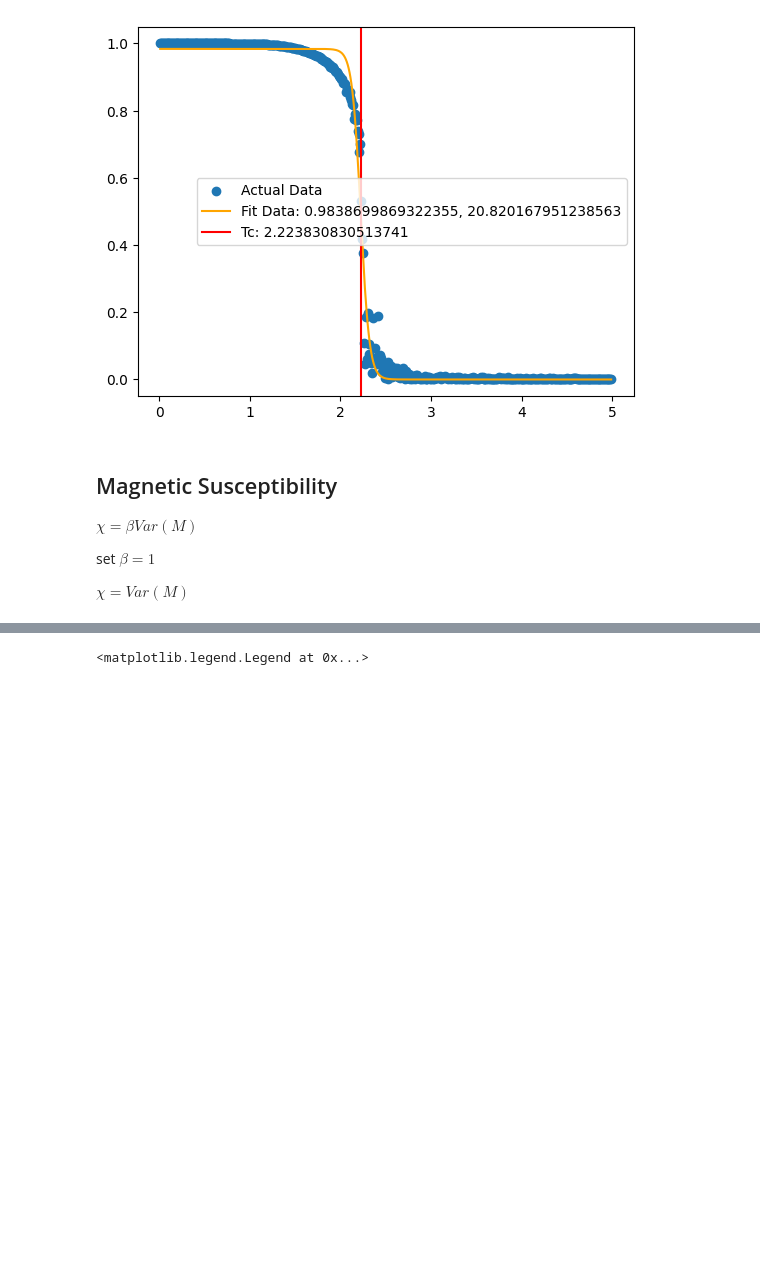
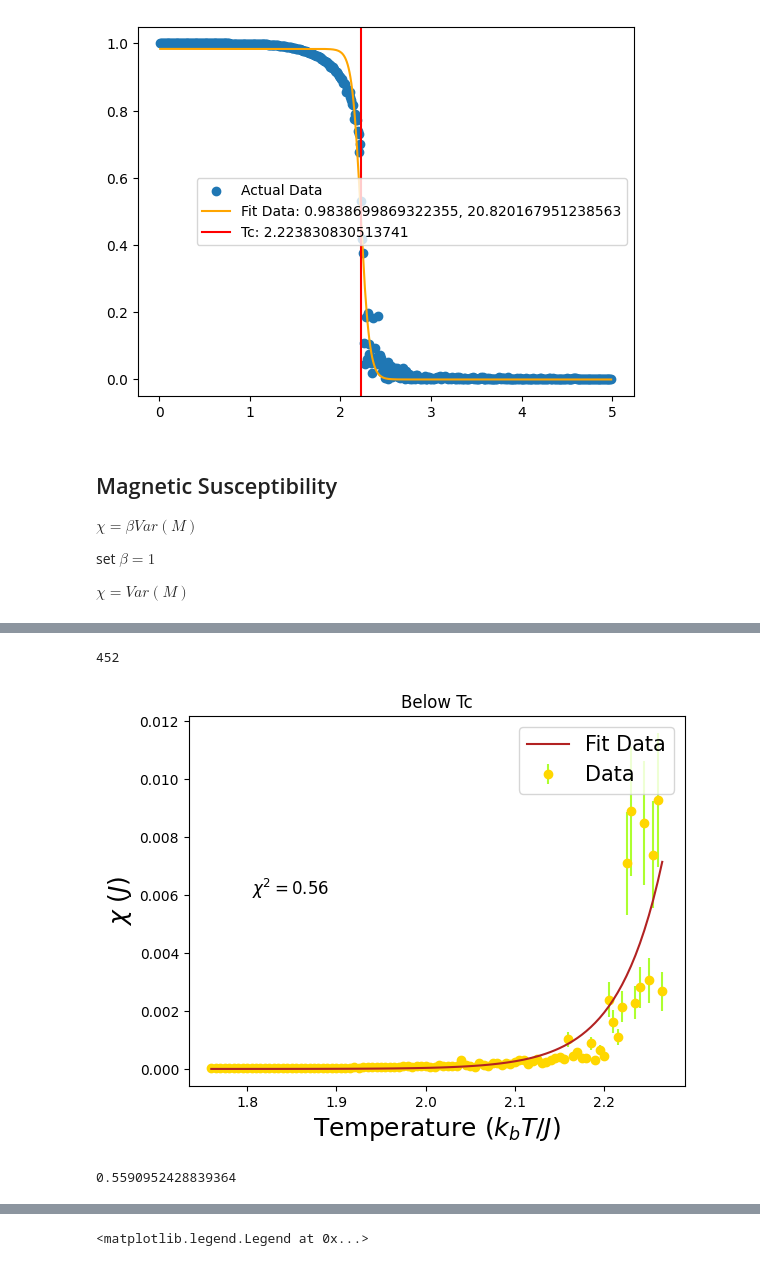
Before and after one commit to pdparakh108/ising, a Jupyter notebook: Tc_calc.ipynb, the cells around one changed output, grey strips where cells are left out. Drawn from its saved outputs; the diff is of its cells as text; code cells hidden in the pictures; blank space fills up the shorter version.

```diff
--- a/Tc_calc.ipynb
+++ b/Tc_calc.ipynb
@@ -246,0 +289,47 @@ Text(0.5, 1.0, 'Magnetic Susceptibility Plots')
+# %%
+index
+# %% [output]
+452
+# %%
+true_tc = 2.269
+
+difference_array = np.absolute(em["Temp"]-true_tc)
+
+# find the index of minimum element from the array
+index = difference_array.argmin()
+
+# Left Fit
+
+min_ind = 350
+
+popt_l, pcov_l = curve_fit(exponential_growth, em["Temp"][min_ind:index], get_ms(em)[min_ind:index], p0=(0.05, 0.00000001),absolute_sigma=True, maxfev = 4000)
+plt.plot(em["Temp"][min_ind:index], exponential_growth(em["Temp"][min_ind:index], *popt_l), label= "Fit Data",color = "firebrick", zorder = 2)
+plt.errorbar(em["Temp"][min_ind:index], get_ms(em)[min_ind:index], yerr = error(get_ms(em)[min_ind:index]),fmt="o",ecolor = "greenyellow", color = "gold", label= "Data",zorder=-1)
+#plt.plot(em["Temp"][0:index], get_cv(em)[0:index], label= "Actual Data")
+#plt.plot(em["Temp"][0:index], exponential_growth(em["Temp"][0:index], *popt_l), label= "Fit Data: {}, {}".format(*popt_l))
+#plt.legend()
+
+
+#plt.plot(em["Temp"][index:], exponential_decay(em["Temp"][index:], *popt_r), label= "Fit Data", color = "firebrick", zorder = 2)
+#plt.errorbar(em["Temp"][index:], get_cv(em)[index:], yerr = error(get_cv(em)[index:]),fmt="o",ecolor = "greenyellow", color = "gold", label= "Data",zorder=-1)
+#plt.scatter(em["Temp"][index:], get_cv(em)[index:], label= "Actual Data", color = )
+plt.text(1.8, 0.006, r' $\chi^2=0.56$', fontsize=12)
+
+plt.legend(prop={'size': 15})
+plt.xlabel("Temperature ($k_bT/J$)", fontsize=18)
+plt.ylabel("$\chi$ ($J$)", fontsize=18)
+plt.title("Below Tc")
+plt.show()
+# %% [output]
+[figure, added]
+# %%
+chi2 = 0
+for i in range(len(em["Temp"][0:index])):
+    #print(list(exponential_decay(em["Temp"][index:], *popt_r)))
+    #print(list(em["Temp"][index:])[i])
+    #print(em["Temp"][index:][i]*np.sqrt(pcov_r[0][0]) + np.sqrt(pcov_r[1][1]))
+    chi2 += (list(exponential_decay(em["Temp"][0:index], *popt_l))[i] - list(em["Temp"][0:index])[i])**2/((np.sqrt(list(em["Temp"][:index])[i]*np.sqrt(pcov_l[0][0])) + np.sqrt(pcov_l[1][1])))
+
+chi2/len(em["Temp"][:index])
+# %% [output]
+0.5590952428839364
```
Also changed, not shown: parts of 46 cells of this notebook, 1 other file.
